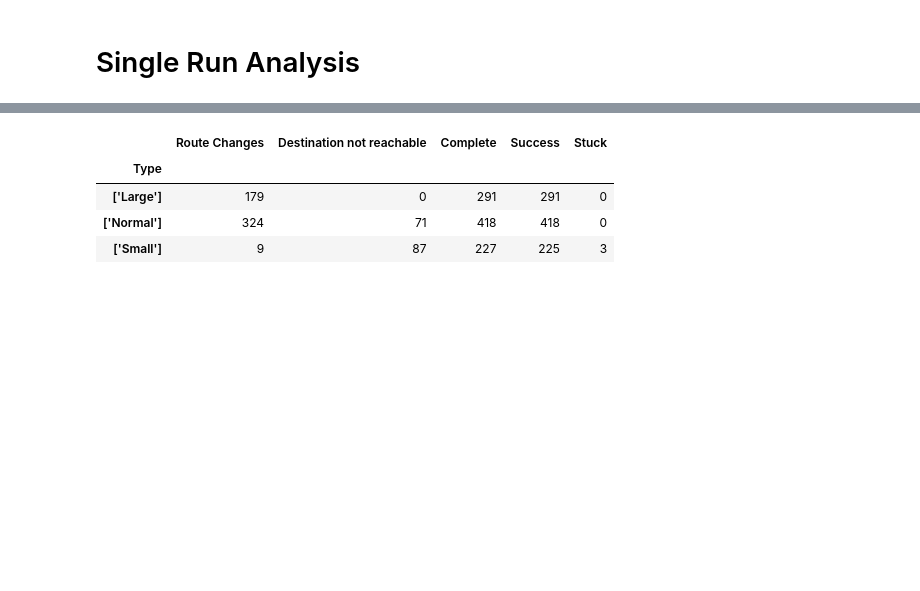
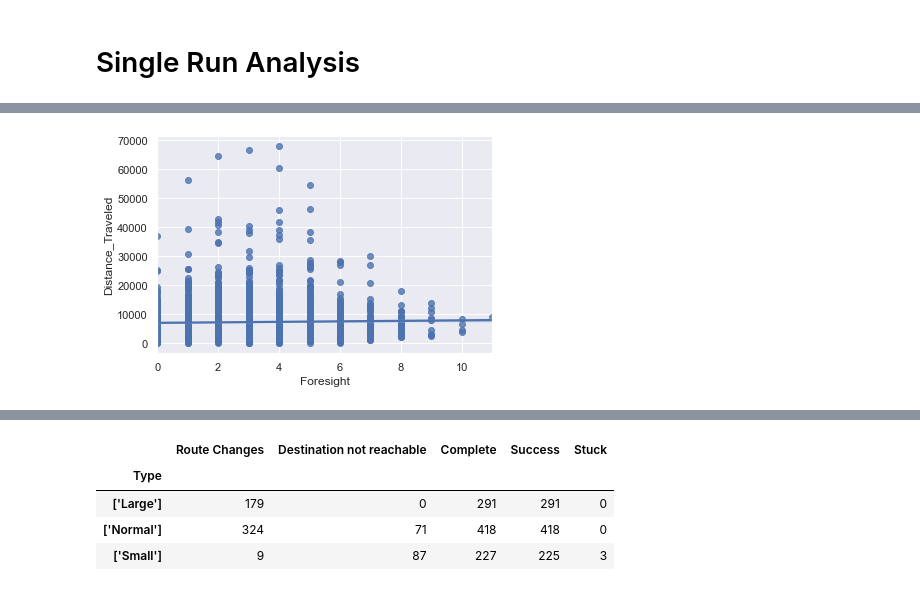
Before and after one commit to jvschlierf/Networks-ships-reroutes, a Jupyter notebook: analysis.ipynb, the cells around one changed output, grey strips where cells are left out. Drawn from its saved outputs; the diff is of its cells as text; code cells hidden in the pictures; blank space fills up the shorter version.

```diff
--- a/analysis.ipynb
+++ b/analysis.ipynb
@@ -99,0 +169,9 @@ types = pd.concat([type_none.sum(), type_dover.sum(),type_gibraltar.sum(), type_
+# %%
+'''Foresight on route changes'''
+import seaborn as sns
+sns.set_theme(color_codes=True)
+sns.regplot(x="Foresight", y="Distance_Traveled", data=last_steps);
+
+# single_run_all
+# %% [output]
+[figure, added]
```
Also changed, not shown: parts of 23 cells of this notebook.
